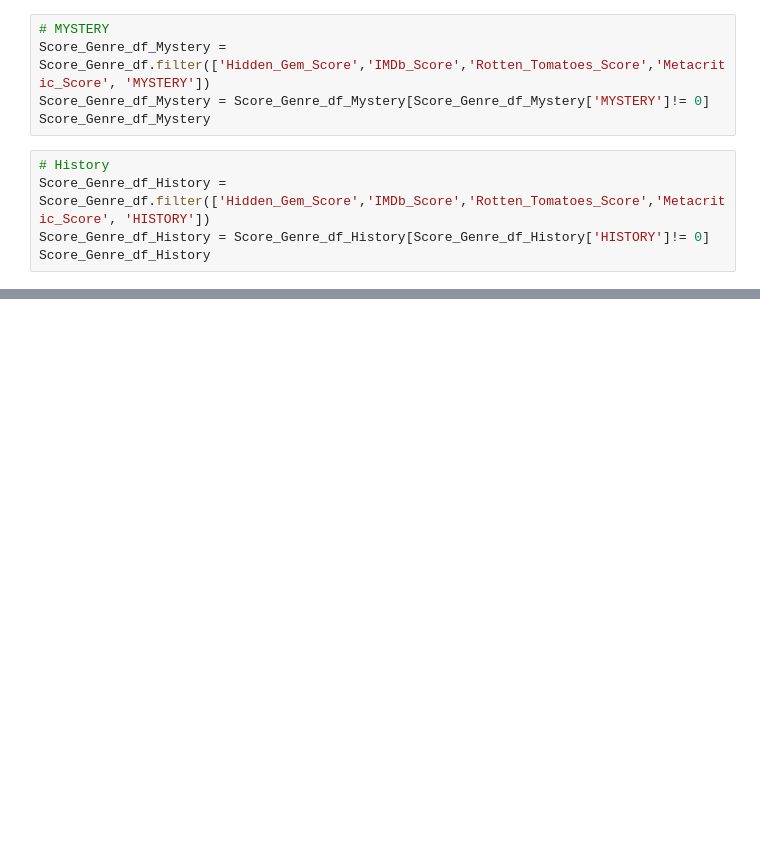
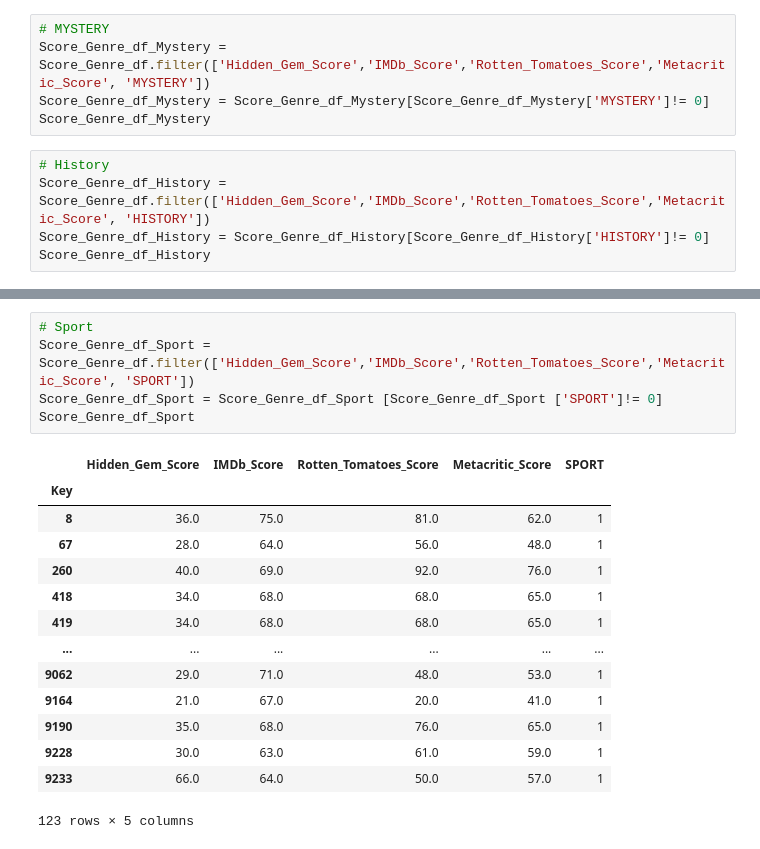
Before and after one commit to Cyber-Wolfe/Netflix_and_Analyze, a Jupyter notebook: Jupyter Notebooks/Machine-Learning/DataFrames_by_genre.ipynb, the cells around one changed output, grey strips where cells are left out. Drawn from its saved outputs; the diff is of its cells as text; blank space fills up the shorter version.

```diff
--- a/Jupyter Notebooks/Machine-Learning/DataFrames_by_genre.ipynb
+++ b/Jupyter Notebooks/Machine-Learning/DataFrames_by_genre.ipynb
@@ -66,0 +142,20 @@ Score_Genre_df_ShortWar
+# %%
+# Sport
+Score_Genre_df_Sport = Score_Genre_df.filter(['Hidden_Gem_Score','IMDb_Score','Rotten_Tomatoes_Score','Metacritic_Score', 'SPORT'])
+Score_Genre_df_Sport = Score_Genre_df_Sport [Score_Genre_df_Sport ['SPORT']!= 0]
+Score_Genre_df_Sport
+# %% [output]
+|  | Hidden_Gem_Score | IMDb_Score | Rotten_Tomatoes_Score | Metacritic_Score | SPORT |
+| Key |  |  |  |  |  |
+| 8 | 36.0 | 75.0 | 81.0 | 62.0 | 1 |
+| 67 | 28.0 | 64.0 | 56.0 | 48.0 | 1 |
+| 260 | 40.0 | 69.0 | 92.0 | 76.0 | 1 |
+| 418 | 34.0 | 68.0 | 68.0 | 65.0 | 1 |
+| 419 | 34.0 | 68.0 | 68.0 | 65.0 | 1 |
+| ... | ... | ... | ... | ... | ... |
+| 9062 | 29.0 | 71.0 | 48.0 | 53.0 | 1 |
+| 9164 | 21.0 | 67.0 | 20.0 | 41.0 | 1 |
+| 9190 | 35.0 | 68.0 | 76.0 | 65.0 | 1 |
+| 9228 | 30.0 | 63.0 | 61.0 | 59.0 | 1 |
+| 9233 | 66.0 | 64.0 | 50.0 | 57.0 | 1 |
+123 rows × 5 columns
```
Also changed, not shown: parts of 16 cells of this notebook.
